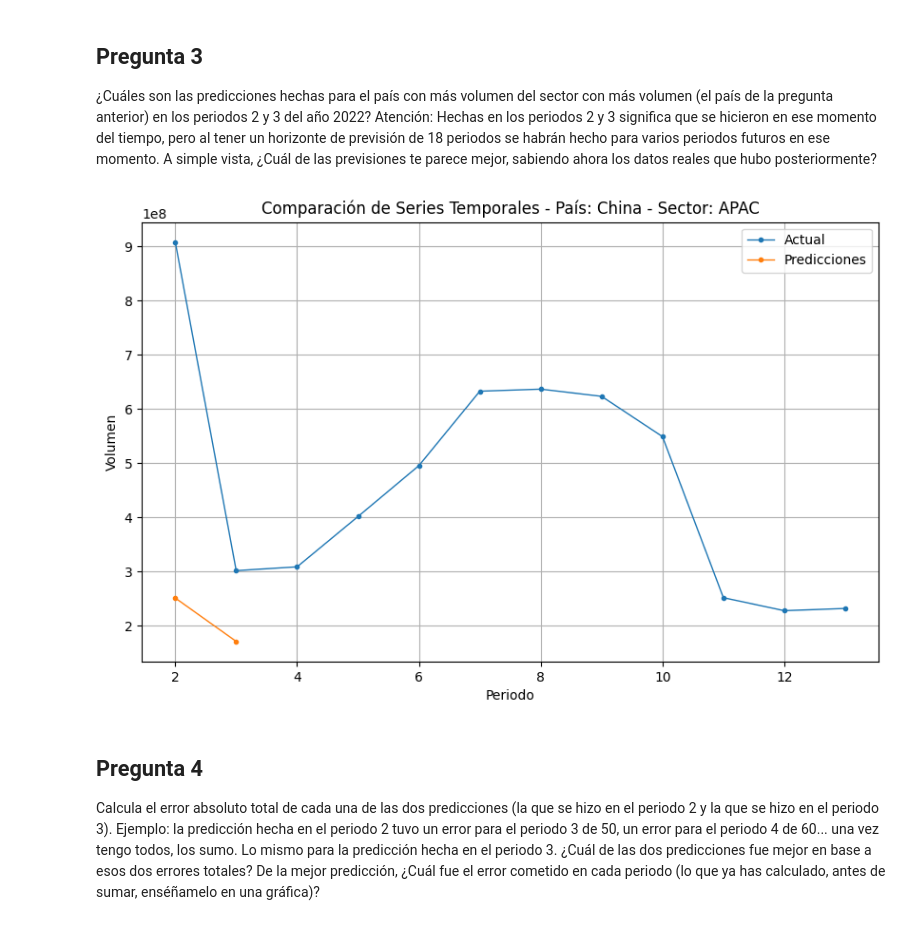
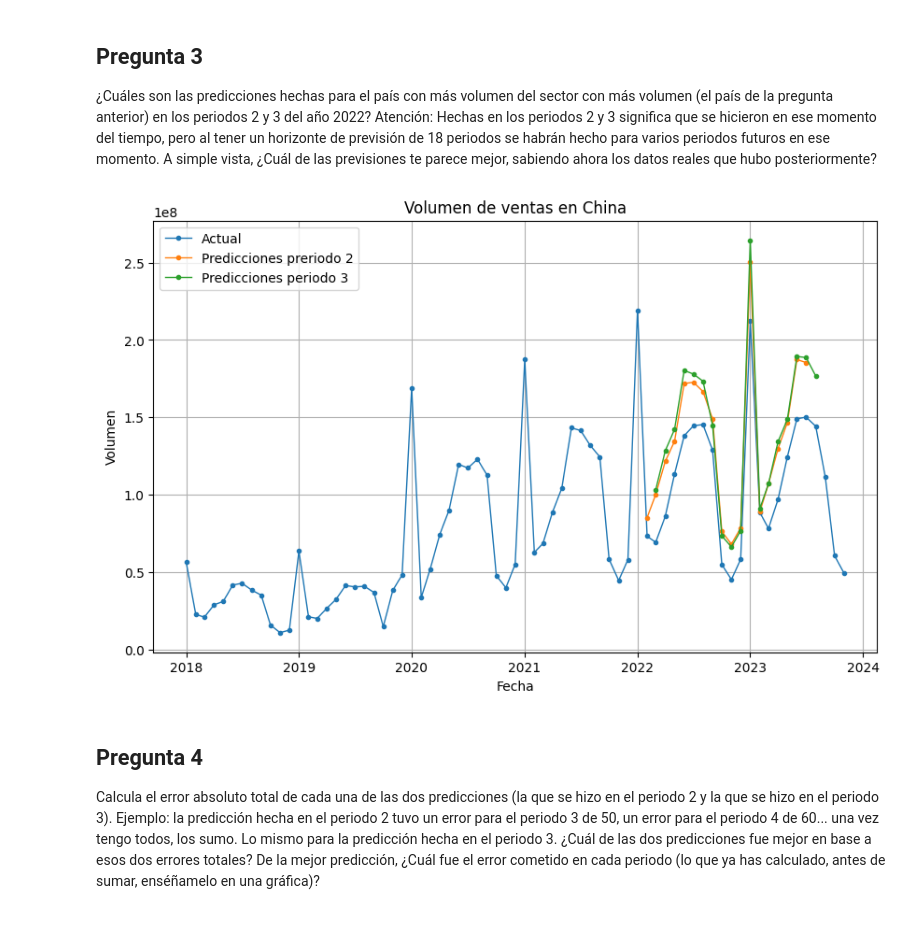
Before and after one commit to patriciamediavilla/L1P2, a Jupyter notebook: Untitled14.ipynb, the cells around one changed output. Saved outputs shown, nothing was run; the diff lists cells and outputs as text; code cells hidden in the pictures.

```diff
--- a/Untitled14.ipynb
+++ b/Untitled14.ipynb
@@ -256,55 +256,56 @@ pero al tener un horizonte de previsión de 18 periodos se habrán hecho para va
 periodos futuros en ese momento. A simple vista, ¿Cuál de las previsiones te parece
 mejor, sabiendo ahora los datos reales que hubo posteriormente?
 # %%
-import pandas as pd
-import matplotlib.pyplot as plt
-
-# Supongamos que tu DataFrame se llama df
-
 # Filtra los registros correspondientes a predicciones para el país y sector en cuestión
 predictions = df[(df['SCENARIO'] == 'AI_forecast') & (df['COUNTRY'] == max_country_in_max_sector) & (df['SECTOR'] == max_sector)]
 
 # Filtra las predicciones para los periodos 2 y 3 del año 2022
-predictions_2022_2 = predictions[(predictions['YEAR'] == 2022) & (predictions['FORECAST'] == 'AI_P02F')]
-predictions_2022_3 = predictions[(predictions['YEAR'] == 2022) & (predictions['FORECAST'] == 'AI_P03F')]
+predictions_2022_2 = predictions[(predictions['FORECAST'] == 'AI_P02F')]
+predictions_2022_3 = predictions[(predictions['FORECAST'] == 'AI_P03F')]
 
 # Ordena las predicciones por año y periodo para asegurar el orden temporal
 predictions_2022_2 = predictions_2022_2.sort_values(by=['YEAR', 'PERIOD'])
 predictions_2022_3 = predictions_2022_3.sort_values(by=['YEAR', 'PERIOD'])
 
 #Creamos una varible fecha
-df['Fecha'] = pd.to_datetime(df[['YEAR', 'MONTH']].assign(DAY=1))
+predictions_2022_2['Fecha'] = pd.to_datetime(predictions_2022_2[['YEAR', 'MONTH']].assign(DAY=1))
+predictions_2022_3['Fecha'] = pd.to_datetime(predictions_2022_3[['YEAR', 'MONTH']].assign(DAY=1))
 
 # Filtra los datos reales correspondientes
 actual_data = df[(df['SCENARIO'] == 'actual') & (df['COUNTRY'] == max_country_in_max_sector)]
 
 # Ordena los datos reales por año y periodo
 actual_data = actual_data.sort_values(by=['YEAR', 'PERIOD'])
 
-sum_actual_data = actual_data.groupby('PERIOD')['AMOUNT'].sum().reset_index()
-sum_forecast_data_2 = predictions_2022_2.groupby('PERIOD')['AMOUNT'].sum().reset_index()
-sum_forecast_data_3 = predictions_2022_3.groupby('PERIOD')['AMOUNT'].sum().reset_index()
+#Creamos varible fehca
+actual_data['Fecha'] = pd.to_datetime(actual_data[['YEAR', 'MONTH']].assign(DAY=1))
+
+sum_actual_data = actual_data.groupby('Fecha')['AMOUNT'].sum().reset_index()
+sum_forecast_data_2 = predictions_2022_2.groupby('Fecha')['AMOUNT'].sum().reset_index()
+sum_forecast_data_3 = predictions_2022_3.groupby('Fecha')['AMOUNT'].sum().reset_index()
 
 # Crear un gráfico de series temporales para comparar predicciones y datos reales
 plt.figure(figsize=(10, 6))
 
 # Plotear la serie temporal actual
-plt.plot(mean_actual_data['PERIOD'], mean_actual_data['AMOUNT'], label="Actual", linestyle='-', marker='.', linewidth=1, alpha=1)
+plt.plot(sum_actual_data['Fecha'], sum_actual_data['AMOUNT'], label="Actual", linestyle='-', marker='.', linewidth=1, alpha=1)
 
 # Plotear la serie temporal de predicciones
-plt.plot(mean_forecast_data['PERIOD'], mean_forecast_data['AMOUNT'], label="Predicciones", linestyle='-', marker='.', linewidth=1, alpha=1)
+plt.plot(sum_forecast_data_2['Fecha'], sum_forecast_data_2['AMOUNT'], label="Predicciones preriodo 2", linestyle='-', marker='.', linewidth=1, alpha=1)
+plt.plot(sum_forecast_data_3['Fecha'], sum_forecast_data_3['AMOUNT'], label="Predicciones periodo 3", linestyle='-', marker='.', linewidth=1, alpha=1)
+
 
 # Configuraciones adicionales del gráfico
-plt.title(f"Comparación de Series Temporales - País: {max_country_in_max_sector} - Sector: {max_sector}")
-plt.xlabel('Periodo')
+plt.title(f"Volumen de ventas en {max_country_in_max_sector}")
+plt.xlabel('Fecha')
 plt.ylabel('Volumen')
 plt.legend()
 plt.grid(True)
 
 # Mostrar el gráfico
 plt.show()
 # %% [output]
-[figure, old version]
+[figure, new version]
 # %% [markdown]
 ## Pregunta 4
 
```
